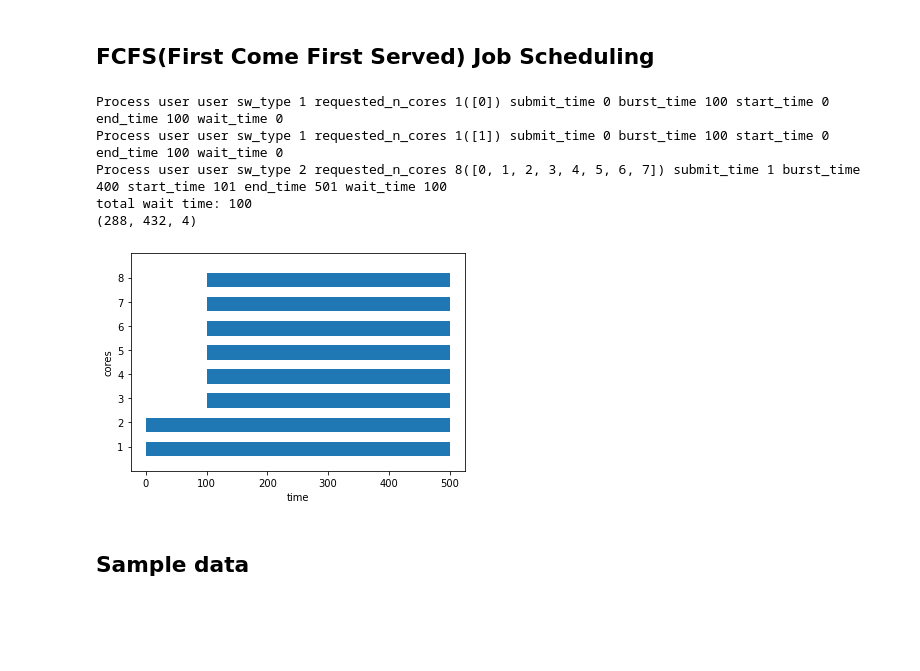
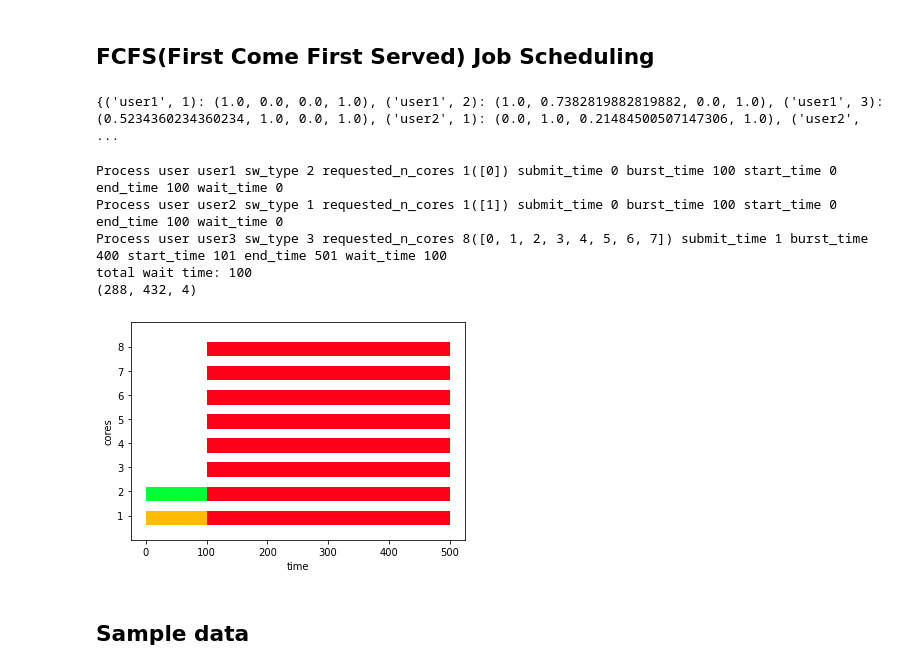
Before and after one commit to svperbeast/ai_lab, a Jupyter notebook: project.ipynb, the cells around one changed output. Drawn from its saved outputs; the diff is of its cells as text; code cells hidden in the pictures; blank space fills up the shorter version.

```diff
--- a/project.ipynb
+++ b/project.ipynb
@@ -180,26 +180,48 @@ class FCFS:
       image = self._get_gantt_plot(handled_procs)
 
     return handled_procs, total_wait_time, image
+# %%
+users = ['user1', 'user2', 'user3']
+jobs = [1, 2, 3]
+
+job_color_map = {}
+n_colors = len(users) * len(jobs)
+
+def get_cmap(n, name='hsv'):
+  return plt.cm.get_cmap(name, n)
+
+cmap = get_cmap(n_colors)
+cmap_index = 0
+
+for i in range(len(users)):
+  for j in range(len(jobs)):
+    key = (users[i], jobs[j])
+    if key not in job_color_map:
+      job_color_map[key] = cmap(cmap_index)
+      cmap_index += 1
+
+print(job_color_map)
+# %% [output]
+{('user1', 1): (1.0, 0.0, 0.0, 1.0), ('user1', 2): (1.0, 0.7382819882819882, 0.0, 1.0), ('user1', 3): (0.5234360234360234, 1.0, 0.0, 1.0), ('user2', 1): (0.0, 1.0, 0.21484500507147306, 1.0), ('user2', ...
 # %%
-sched = FCFS(8)
+sched = FCFS(8, color_map=job_color_map)
 procs = []
-procs.append(Process('user', 1, 1, 0, 100))
-procs.append(Process('user', 1, 1, 0, 100))
-procs.append(Process('user', 2, 8, 1, 400))
+procs.append(Process('user1', 2, 1, 0, 100))
+procs.append(Process('user2', 1, 1, 0, 100))
+procs.append(Process('user3', 3, 8, 1, 400))
 
 procs, tot_wt, image = sched.run(procs, get_plot=True)
 for p in procs:
   print(p)
 print('total wait time: {}'.format(tot_wt))
 print(image.shape)
-#plt.imsave('gantt.png', image)
 # %% [output]
-Process user user sw_type 1 requested_n_cores 1([0]) submit_time 0 burst_time 100 start_time 0 end_time 100 wait_time 0
-Process user user sw_type 1 requested_n_cores 1([1]) submit_time 0 burst_time 100 start_time 0 end_time 100 wait_time 0
-Process user user sw_type 2 requested_n_cores 8([0, 1, 2, 3, 4, 5, 6, 7]) submit_time 1 burst_time 400 start_time 101 end_time 501 wait_time 100
+Process user user1 sw_type 2 requested_n_cores 1([0]) submit_time 0 burst_time 100 start_time 0 end_time 100 wait_time 0
+Process user user2 sw_type 1 requested_n_cores 1([1]) submit_time 0 burst_time 100 start_time 0 end_time 100 wait_time 0
+Process user user3 sw_type 3 requested_n_cores 8([0, 1, 2, 3, 4, 5, 6, 7]) submit_time 1 burst_time 400 start_time 101 end_time 501 wait_time 100
 total wait time: 100
 (288, 432, 4)
-[figure, old version]
+[figure, new version]
 # %% [markdown]
 ## Sample data
 # %%
```
